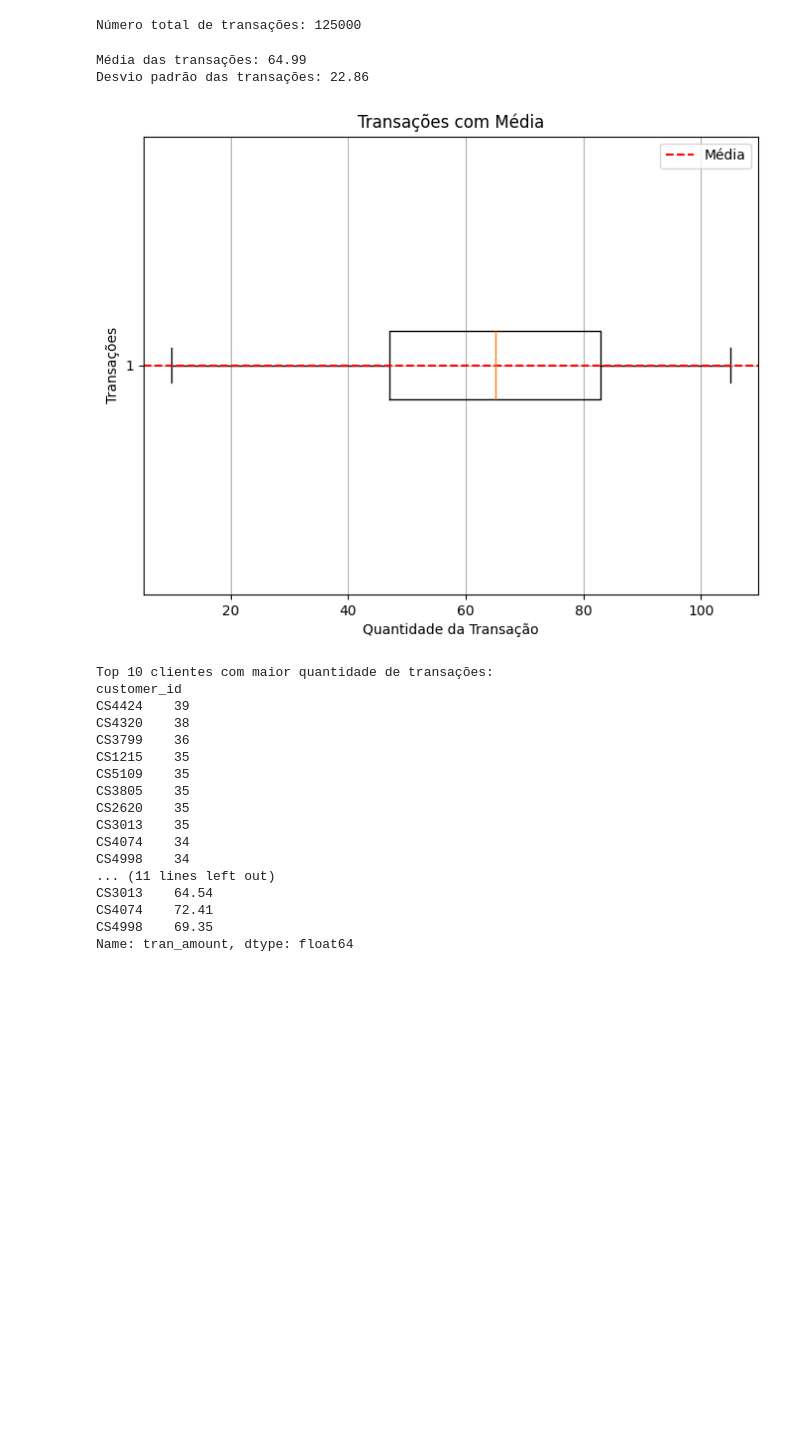
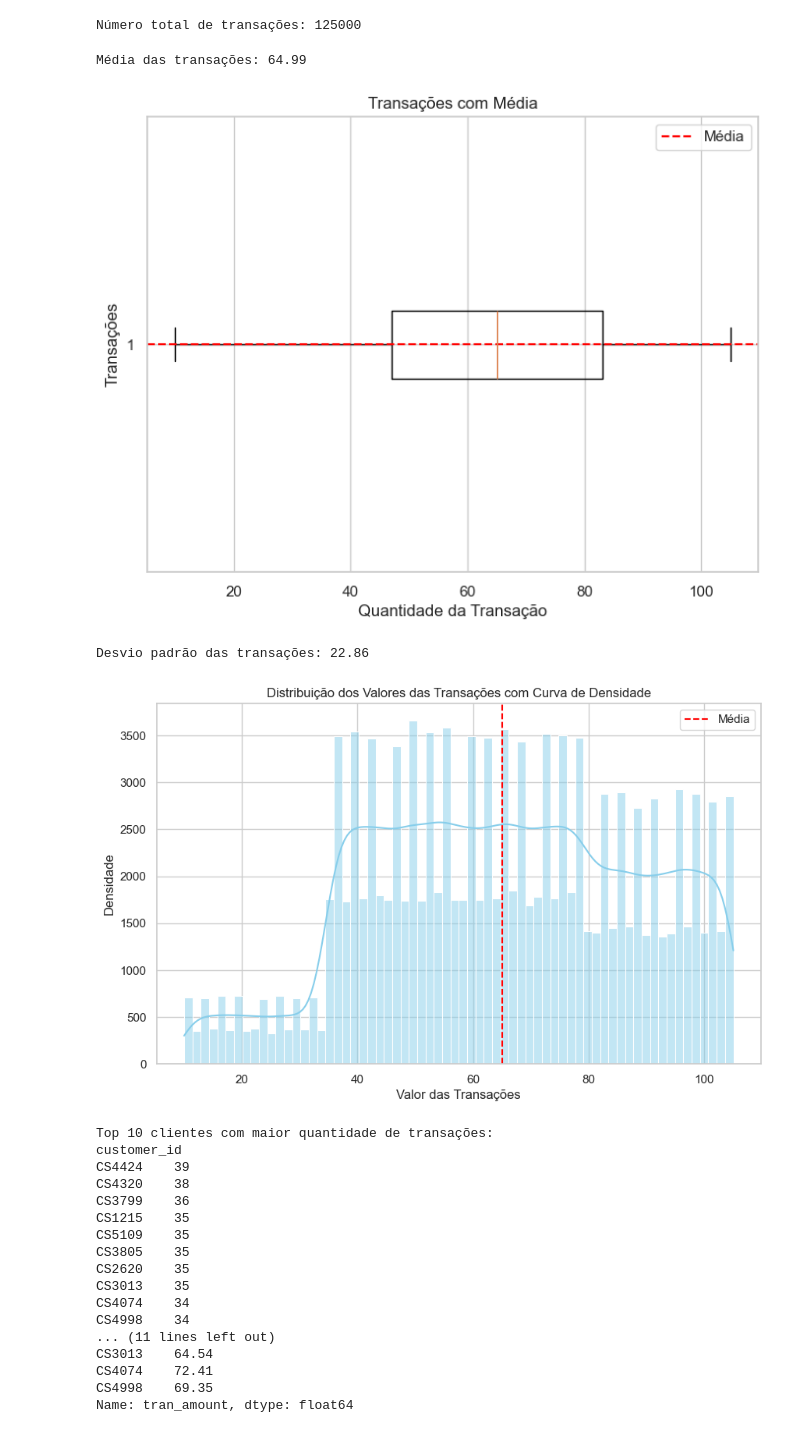
Before and after one commit to GabrielRodrigues11/test-basic-analysis, a Jupyter notebook: main.ipynb, the cells around one changed output. Cells and saved outputs as stored; diff of their text form; code cells hidden in the pictures; blank space fills up the shorter version.

```diff
--- a/main.ipynb
+++ b/main.ipynb
@@ -42,11 +43,9 @@ Número total de transações: 125000
 # %%
 # Calcula a média e o desvio padrão das transações no conjunto de dados
 media_transacoes = round(df['tran_amount'].mean(), 2)
-desvio_padrao_transacoes = round(df['tran_amount'].std(), 2)
 
-# Exibir a média e o desvio
+# Exibir a média
 print("\nMédia das transações:", media_transacoes)
-print("Desvio padrão das transações:", desvio_padrao_transacoes)
 
 # Cria o gráfico Média
 plt.figure(figsize=(8, 6))
@@ -60,8 +59,29 @@ plt.grid(True)
 plt.show()
 # %% [output]
 Média das transações: 64.99
-Desvio padrão das transações: 22.86
-[figure, old version]
+[figure, new version]
+# %%
+# Calcula o desvio padrão das transações no conjunto de dados
+desvio_padrao_transacoes = round(df['tran_amount'].std(), 2)
+
+# Exibir o desvio
+print("Desvio padrão das transações:", desvio_padrao_transacoes)
+
+# Configurar o estilo do gráfico
+sns.set(style="whitegrid")
+
+# Histograma com curva de densidade
+plt.figure(figsize=(10, 6))
+sns.histplot(df['tran_amount'], kde=True, color='skyblue')
+plt.xlabel('Valor das Transações')
+plt.ylabel('Densidade')
+plt.title('Distribuição dos Valores das Transações com Curva de Densidade')
+plt.axvline(df['tran_amount'].mean(), color='red', linestyle='--', label='Média')
+plt.legend()
+plt.show()
+# %% [output]
+Desvio padrão das transações: 22.86
+[figure, added]
 # %%
 # Identificar os 10 clientes com a maior quantidade de transações
 top_10_clientes = df['customer_id'].value_counts().nlargest(10)
```
Also changed, not shown: parts of 7 cells of this notebook, 1 other file.
